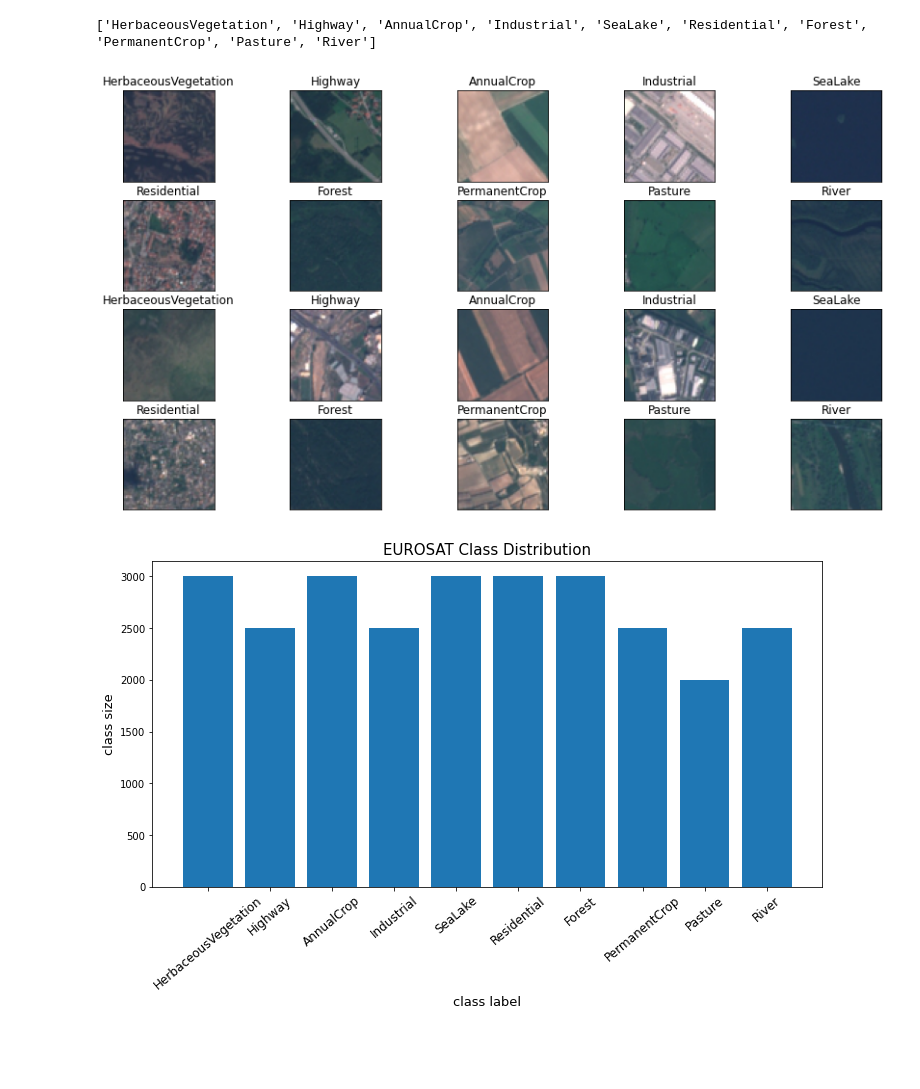
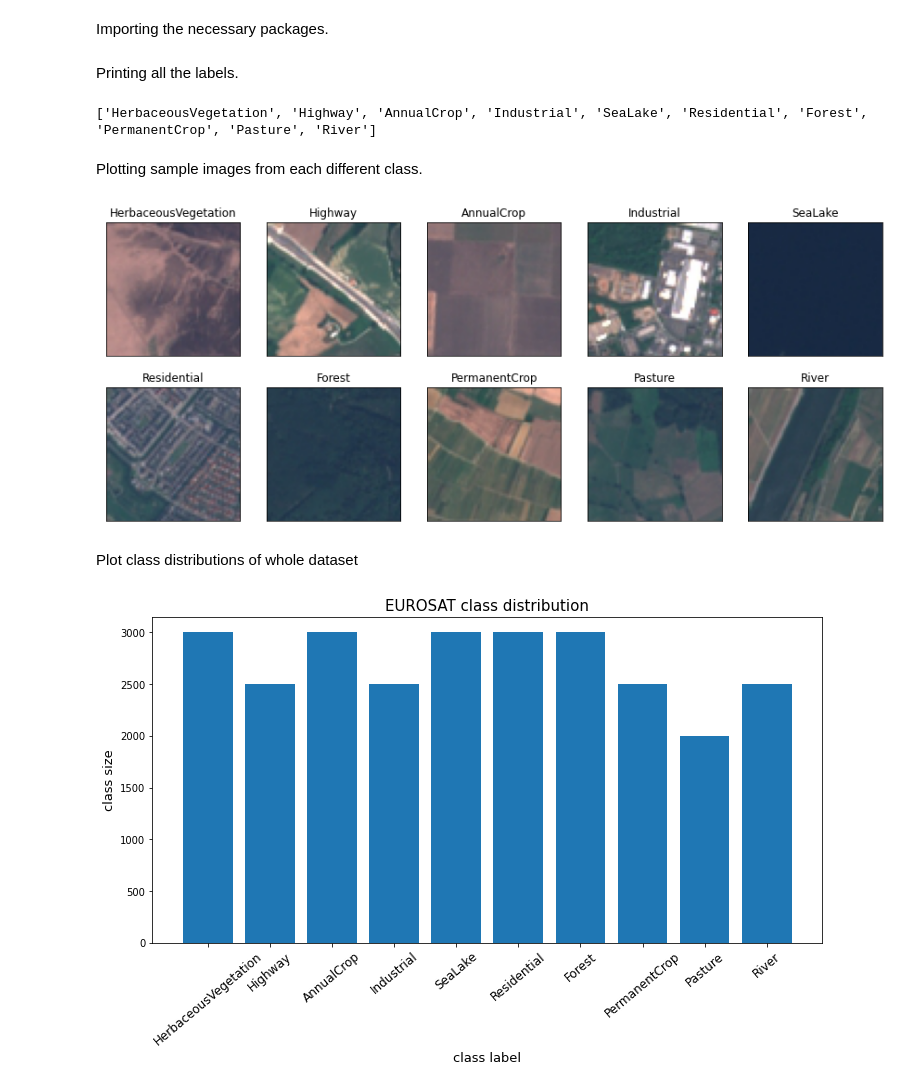
Before and after one commit to yasminghd/2022_ML_Earth_Env_Sci, a Jupyter notebook: Project.ipynb, the cells around one changed output. Drawn from its saved outputs; the diff is of its cells as text; code cells hidden in the pictures; blank space fills up the shorter version.

```diff
--- a/Project.ipynb
+++ b/Project.ipynb
@@ -49,3 +39,5 @@ Streaming output truncated to the last 5000 lines.
+# %% [markdown]
+Importing the necessary packages.
 # %%
 import os
 import matplotlib.pyplot as plt
@@ -54,6 +46,8 @@ import numpy as np
 import pandas as pd
 from tqdm import tqdm
 import shutil
+# %% [markdown]
+Printing all the labels.
 # %%
 DATASET = "./input/2750"
 
@@ -61,20 +55,22 @@ LABELS = os.listdir(DATASET)
 print(LABELS)
 # %% [output]
 ['HerbaceousVegetation', 'Highway', 'AnnualCrop', 'Industrial', 'SeaLake', 'Residential', 'Forest', 'PermanentCrop', 'Pasture', 'River']
+# %% [markdown]
+Plotting sample images from each different class.
 # %%
-img_paths = [os.path.join(DATASET, l, l+'_1000.jpg') for l in LABELS]
-
-img_paths = img_paths + [os.path.join(DATASET, l, l+'_2000.jpg') for l in LABELS]
+img_paths = [os.path.join(DATASET, l, l+'_1.jpg') for l in LABELS]
 
 def plot_sat_imgs(paths):
-    plt.figure(figsize=(15, 8))
-    for i in range(20):
-        plt.subplot(4, 5, i+1, xticks=[], yticks=[])
+    plt.figure(figsize=(15, 6))
+    for i in range(10):
+        plt.subplot(2, 5, i+1, xticks=[], yticks=[])
         img = PIL.Image.open(paths[i], 'r')
         plt.imshow(np.asarray(img))
         plt.title(paths[i].split('/')[-2])
 
 plot_sat_imgs(img_paths)
 # %% [output]
-[figure, old version]
+[figure, new version]
+# %% [markdown]
+Plot class distributions of whole dataset
 # %%
```
Also changed, not shown: parts of 26 cells of this notebook.
